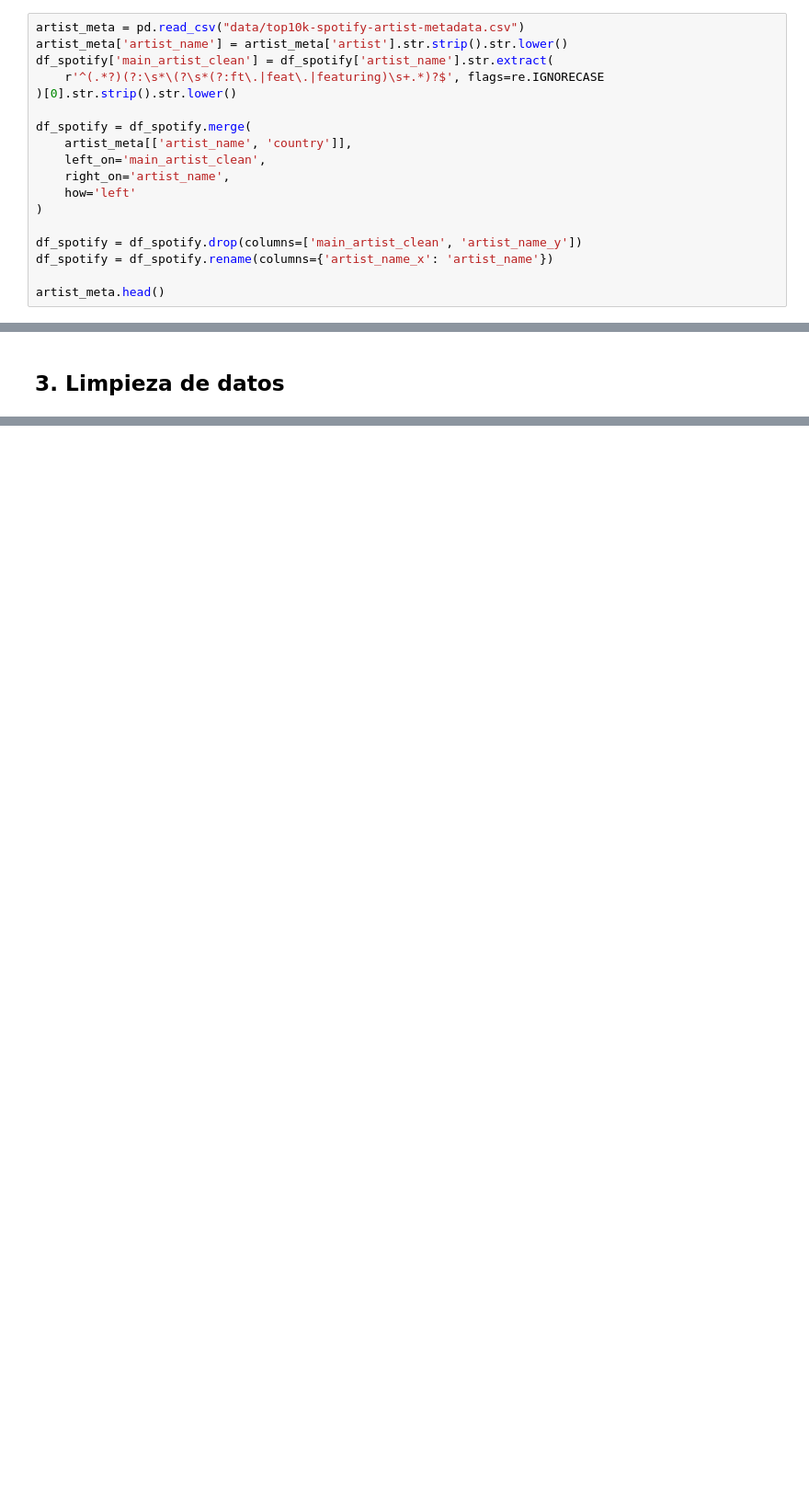
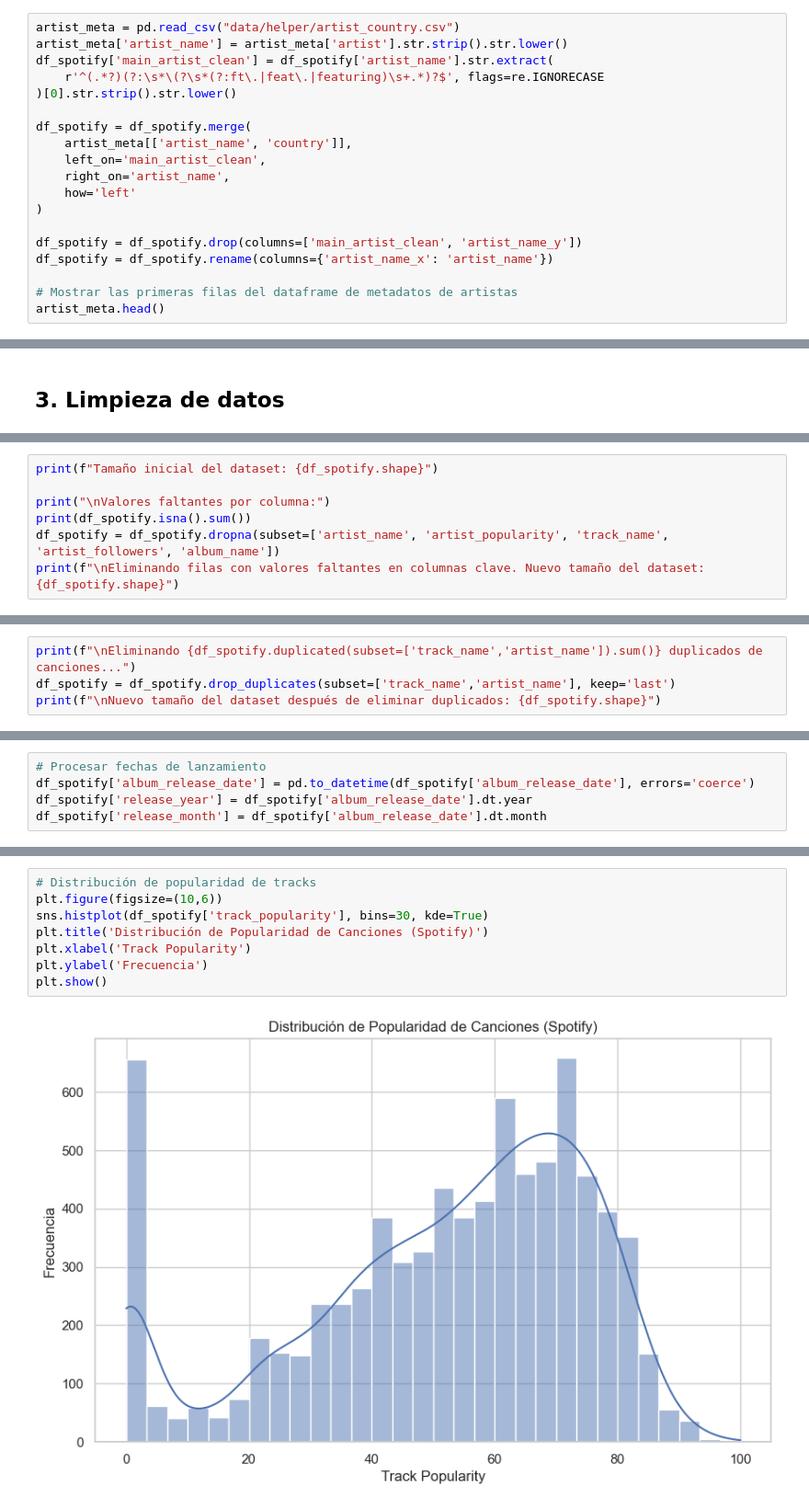
Before and after one commit to othats/SpotifyAnalytics2025, a Jupyter notebook: spotify.ipynb, the cells around one changed output, grey strips where cells are left out. Shown at 92% size. Cells and saved outputs as stored; diff of their text form; blank space fills up the shorter version.

```diff
--- a/spotify.ipynb
+++ b/spotify.ipynb
@@ -48,7 +48,7 @@ df_spotify.head()
 # %% [markdown]
 ### 2.2 Limpieza de nombres de artistas y merge con metadata
 # %%
-artist_meta = pd.read_csv("data/top10k-spotify-artist-metadata.csv")
+artist_meta = pd.read_csv("data/helper/artist_country.csv")
 artist_meta['artist_name'] = artist_meta['artist'].str.strip().str.lower()
 df_spotify['main_artist_clean'] = df_spotify['artist_name'].str.extract(
     r'^(.*?)(?:\s*\(?\s*(?:ft\.|feat\.|featuring)\s+.*)?$', flags=re.IGNORECASE
@@ -64,6 +64,7 @@ df_spotify = df_spotify.merge(
 df_spotify = df_spotify.drop(columns=['main_artist_clean', 'artist_name_y'])
 df_spotify = df_spotify.rename(columns={'artist_name_x': 'artist_name'})
 
+# Mostrar las primeras filas del dataframe de metadatos de artistas
 artist_meta.head()
 # %% [output]
 |  | Unnamed: 0 | index | artist | gender | age | type | country | city_1 | district_1 | city_2 | ... |
@@ -90,0 +135,7 @@ df_top.head()
+# %%
+print(f"Tamaño inicial del dataset: {df_spotify.shape}")
+
+print("\nValores faltantes por columna:")
+print(df_spotify.isna().sum())
+df_spotify = df_spotify.dropna(subset=['artist_name', 'artist_popularity', 'track_name', 'artist_followers', 'album_name'])
+print(f"\nEliminando filas con valores faltantes en columnas clave. Nuevo tamaño del dataset: {df_spotify.shape}")
@@ -90,0 +160,4 @@ df_top.head()
+# %%
+print(f"\nEliminando {df_spotify.duplicated(subset=['track_name','artist_name']).sum()} duplicados de canciones...")
+df_spotify = df_spotify.drop_duplicates(subset=['track_name','artist_name'], keep='last')
+print(f"\nNuevo tamaño del dataset después de eliminar duplicados: {df_spotify.shape}")
@@ -90,0 +168,5 @@ df_top.head()
+# %%
+# Procesar fechas de lanzamiento
+df_spotify['album_release_date'] = pd.to_datetime(df_spotify['album_release_date'], errors='coerce')
+df_spotify['release_year'] = df_spotify['album_release_date'].dt.year
+df_spotify['release_month'] = df_spotify['album_release_date'].dt.month
@@ -90,0 +254,10 @@ df_top.head()
+# %%
+# Distribución de popularidad de tracks
+plt.figure(figsize=(10,6))
+sns.histplot(df_spotify['track_popularity'], bins=30, kde=True)
+plt.title('Distribución de Popularidad de Canciones (Spotify)')
+plt.xlabel('Track Popularity')
+plt.ylabel('Frecuencia')
+plt.show()
+# %% [output]
+[figure, added]
```
Also changed, not shown: parts of 19 cells of this notebook, 12 other files.
